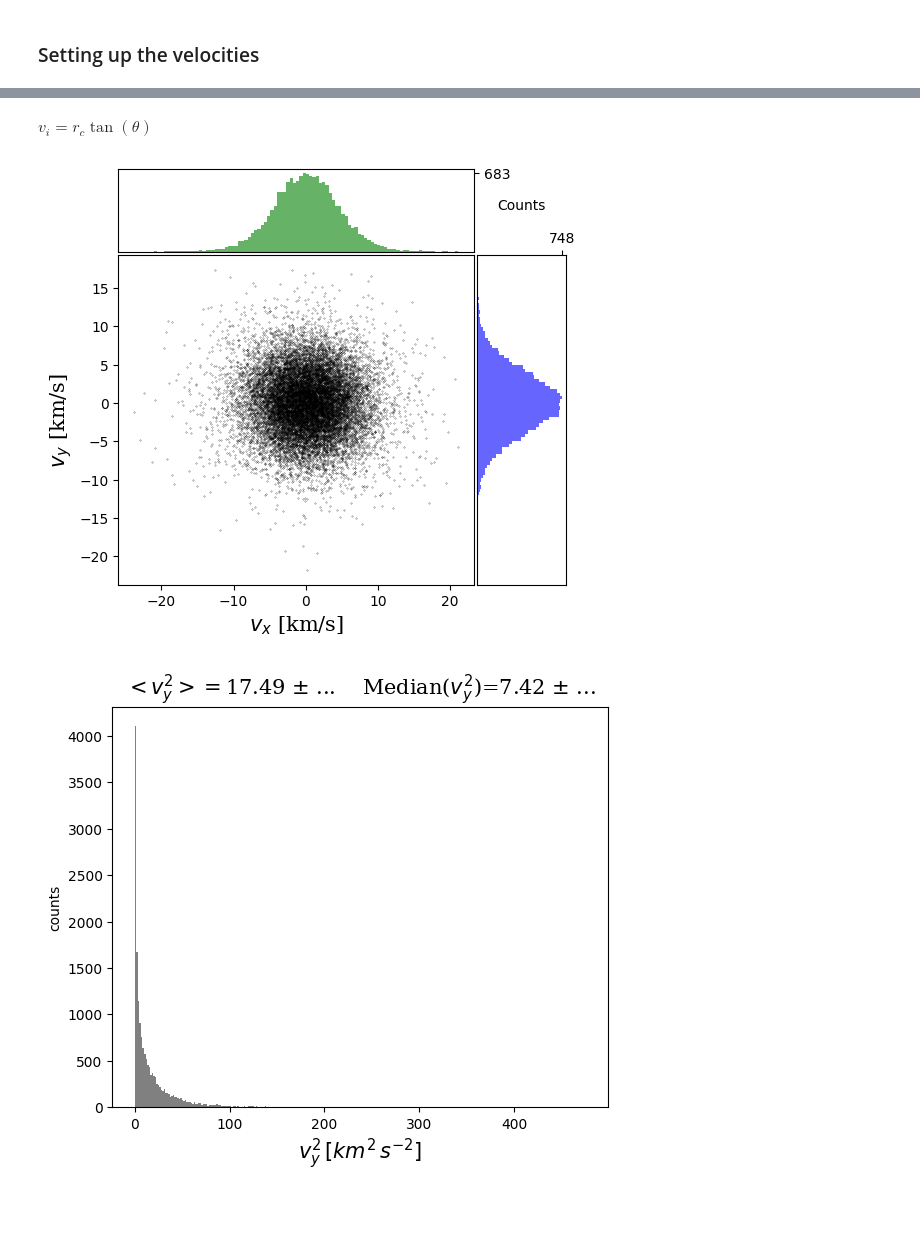
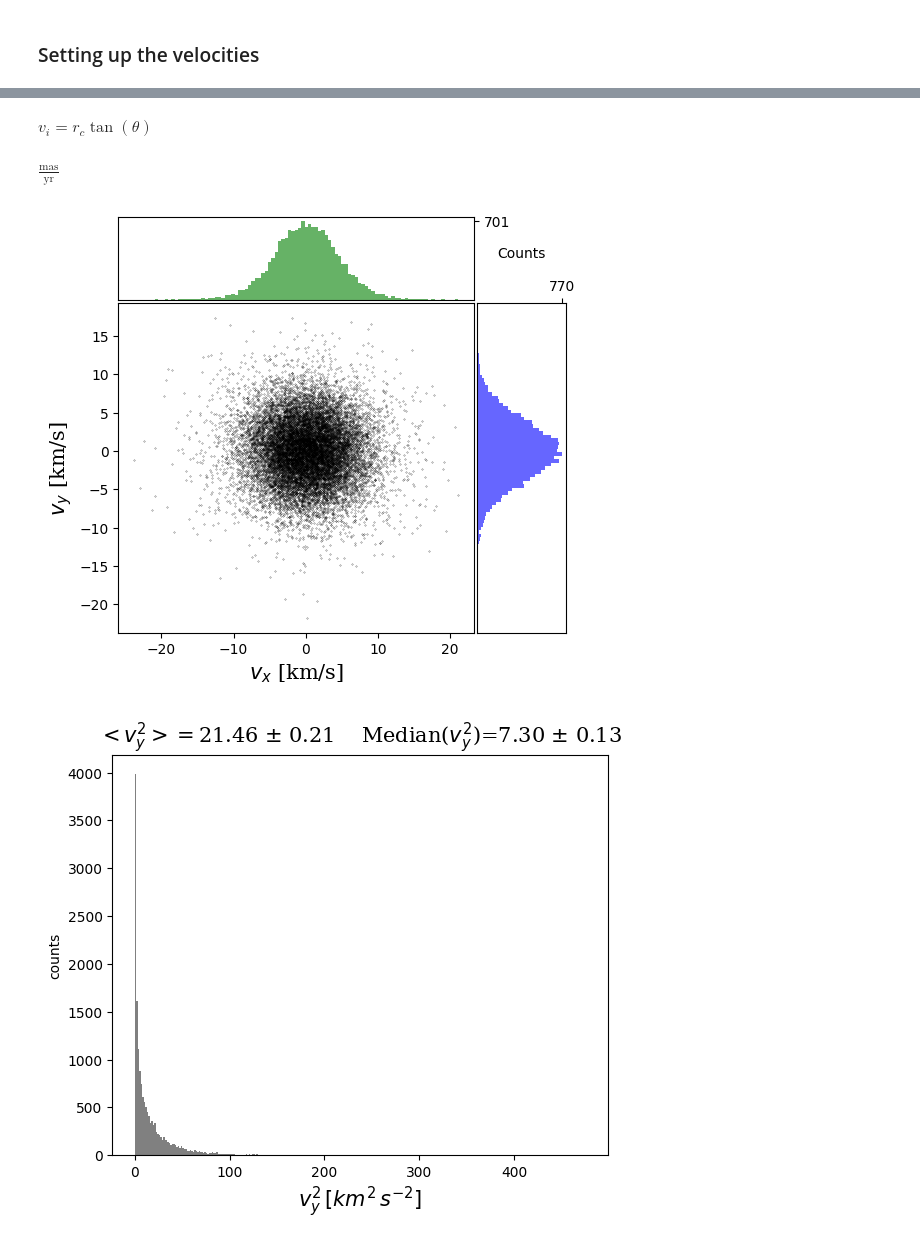
Before and after one commit to pietroferraiuolo/GRASP, a Jupyter notebook: scripts/n6121_analysis.ipynb, the cells around one changed output, grey strips where cells are left out. Cells and saved outputs as stored; diff of their text form; code cells hidden in the pictures; blank space fills up the shorter version.

```diff
--- a/scripts/n6121_analysis.ipynb
+++ b/scripts/n6121_analysis.ipynb
@@ -568,14 +568,14 @@ Cut 0.838% of the sample
 # %% [markdown]
 ### Calcolo delle distance: $r_{2D}$ and  $R_{3D}$
 # %%
-gc_sample['ang_sep'] = ff.compute("Angular Separation", data={"alpha_{1}": (gc_sample.ra*u.deg).to(u.rad).value, "delta_{1}": (gc_sample.dec*u.deg).to(u.rad).value}, asarray=True) * u.deg
-gc_sample['los_distance'] = ff.compute('los_distance', data={'omega': gc_sample.parallax.value}, asarray=True) * u.kpc
-gc_sample['d_BV'] = ff.compute('gc_z_coordinate', data={r'r_{c}': [gc_sample.gc.dist.value/1000]*N, r'r_{x}': gc_sample.los_distance.value}, asarray=True) * u.kpc
-gc_sample['d'] = ff.compute('gc_z_coordinate', data={r'r_{c}': [1/gc_sample.gc.px[0].value]*N, r'r_{x}': gc_sample.los_distance.value}, asarray=True) * u.kpc
-gc_sample['r2d_BV'] = ff.compute('radial_distance_2d', data={r'r_{c}': [gc_sample.gc.dist.value/1000]*N, 'theta': gc_sample.ang_sep.to(u.rad).value}, asarray=True) * u.kpc
-gc_sample['r2d'] = ff.compute('radial_distance_2d', data={r'r_{c}': [1/gc_sample.gc.px[0].value]*N, 'theta': gc_sample.ang_sep.to(u.rad).value}, asarray=True) * u.kpc
-gc_sample['r3d_BV'] = ff.compute('radial_distance_3d', data={'d': gc_sample.d_BV.to(u.pc).value, 'r_{2}': gc_sample.r2d_BV.to(u.pc).value}, asarray=True) * u.pc
-gc_sample['r3d'] = ff.compute('radial_distance_3d', data={'d': gc_sample.d.to(u.pc).value, 'r_{2}': gc_sample.r2d.to(u.pc).value}, asarray=True) * u.pc
+gc_sample['ang_sep']        = (ff.compute("Angular Separation", data={"alpha_{1}": (gc_sample.ra*u.deg).to(u.rad).value, "delta_{1}": (gc_sample.dec*u.deg).to(u.rad).value}, asarray=True)) * u.deg
+gc_sample['los_distance']   = (ff.compute('los_distance', data={'omega': gc_sample.parallax.value}, asarray=True)) * u.kpc
+gc_sample['d_BV']           = (ff.compute('gc_z_coordinate', data={r'r_{c}': [gc_sample.gc.dist.value/1000]*N, r'r_{x}': gc_sample.los_distance.value}, asarray=True))  * u.kpc
+gc_sample['d']              = (ff.compute('gc_z_coordinate', data={r'r_{c}': [1/gc_sample.gc.px[0].value]*N, r'r_{x}': gc_sample.los_distance.value}, asarray=True)) * u.kpc
+gc_sample['r2d_BV']         = (ff.compute('radial_distance_2d', data={r'r_{c}': [gc_sample.gc.dist.value/1000]*N, 'theta': gc_sample.ang_sep.to(u.rad).value}, asarray=True)) * u.kpc
+gc_sample['r2d']            = (ff.compute('radial_distance_2d', data={r'r_{c}': [1/gc_sample.gc.px[0].value]*N, 'theta': gc_sample.ang_sep.to(u.rad).value}, asarray=True)) * u.kpc
+gc_sample['r3d_BV']         = (ff.compute('radial_distance_3d', data={'d': gc_sample.d_BV.to(u.pc).value, 'r_{2}': gc_sample.r2d_BV.to(u.pc).value}, asarray=True)) * u.pc
+gc_sample['r3d']            = (ff.compute('radial_distance_3d', data={'d': gc_sample.d.to(u.pc).value, 'r_{2}': gc_sample.r2d.to(u.pc).value}, asarray=True)) * u.pc
 # %% [output]
 WARNING! Be sure that the input data follow this specific order:
 Data:         [alpha_{1}, delta_{1}]
@@ -628,0 +609,3 @@ los_distance float64       pc Quantity
+# %%
+gc_sample.apply_conditions('r3d<4000', inplace=True)
+grasp.plots.histogram(gc_sample.r3d.value)
@@ -706,18 +650,33 @@ Sigma = -log(1 - exp(-w + x), E)
 # %%
 ff.add_formula('Velocity conversion', r"Eq(v_i,r_c*tan(theta))")
+ff.velocity_conversion
+# %% [output]
+$\displaystyle v_{i} = r_{c} \tan{\left(\theta \right)}$
-# %%
-ff.velocity_conversion
-# %% [output]
-$\displaystyle v_{i} = r_{c} \tan{\left(\theta \right)}$
+# %%
+gc_sample['pmra'].unit
+# %% [output]
+$\mathrm{\frac{mas}{yr}}$
 # %%
-gc_sample['v_x'] = (gc_sample.pmra - gc_sample.gc.pmra[0]).to(u.rad/u.s) * ((1/gc_sample.gc.px[0].value)*u.kpc).to(u.km)
-gc_sample['v_y'] = (gc_sample.pmdec - gc_sample.gc.pmdec[0]).to(u.rad/u.s) * ((1/gc_sample.gc.px[0].value)*u.kpc).to(u.km)
+gc_sample['v_x'] = ((gc_sample.pmra - gc_sample.gc.pmra[0]).to(u.rad/u.s) * ((1/gc_sample.gc.px[0].value)*u.kpc).to(u.km)) / u.rad
+gc_sample['v_y'] = ((gc_sample.pmdec - gc_sample.gc.pmdec[0]).to(u.rad/u.s) * ((1/gc_sample.gc.px[0].value)*u.kpc).to(u.km)) / u.rad
+# %%
+vx_med, vx_med_err = grasp.stats.bootstrap_statistic(gc_sample.v_x.value**2, np.median, n_bootstrap=5000, show_progress=True)
+vy_med, vy_med_err = grasp.stats.bootstrap_statistic(gc_sample.v_y.value**2, np.median, n_bootstrap=5000, show_progress=True)
+
+vxm, vxm_err = grasp.stats.bootstrap_statistic(gc_sample.v_x.value**2, np.average, n_bootstrap=5000, show_progress=True)
+vym, vym_err = grasp.stats.bootstrap_statistic(gc_sample.v_y.value**2, np.average, n_bootstrap=5000, show_progress=True)
 # %%
 grasp.plots.doubleHistScatter(gc_sample['v_x'].value, gc_sample['v_y'].value, xlabel=r"$v_x$ [km/s]", ylabel=r'$v_y$ [km/s]',size=0.05, alpha=0.85)
 # %% [output]
-[figure, old version]
+[figure, new version]
 # %%
-grasp.plots.histogram(gc_sample['v_y'].value**2, xlabel=r"$v_y^2 \, [km^2\,s^{-2}]$", title=r'$<v_y^2> = ${:.2f} $\pm$ ...    Median($v_y^2$)={:.2f} $\pm$ ...'.format(np.average(gc_sample['v_y'].value**2),np.median(gc_sample['v_y'].value**2)))
+grasp.plots.histogram(
+    gc_sample['v_y'].value**2,
+    xlabel=r'$v_y^2 \, [km^2\,s^{-2}]$', title=r'$<v_y^2> = ${:.2f} $\pm$ {:.2f}    Median($v_y^2$)={:.2f} $\pm$ {:.2F}'.format(
+        vxm, vym_err,
+        vy_med, vy_med_err
+        )
+    )
 # %% [output]
-[figure, old version]
+[figure, new version]
 # %%
```
Also changed, not shown: parts of 11 cells of this notebook, 3 other files.
